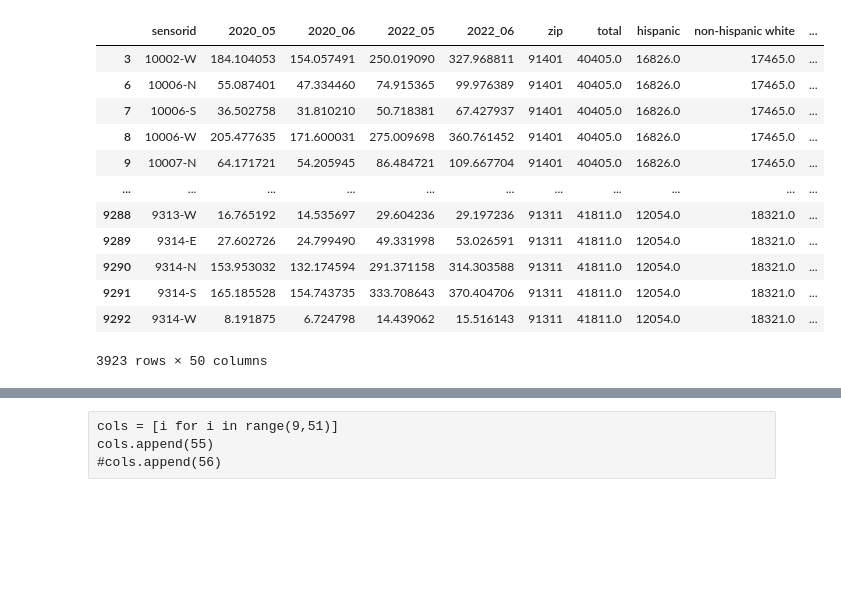
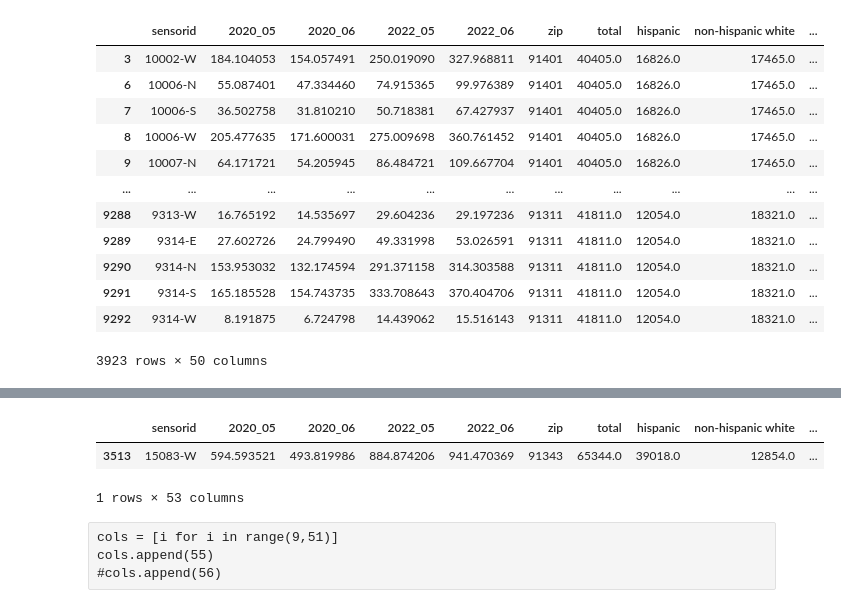
Before and after one commit to suyanpengzhang/Traffic-Analysis, a Jupyter notebook: Regression Sensors.ipynb, the cells around one changed output, grey strips where cells are left out. Cells and saved outputs as stored; diff of their text form; code cells hidden in the pictures; blank space fills up the shorter version.

```diff
--- a/Regression Sensors.ipynb
+++ b/Regression Sensors.ipynb
@@ -47,3 +55,9 @@ flow['average_percentage_change']=average_percentage_change
+# %%
+flow[flow['2020_05']>500]
+# %% [output]
+|  | sensorid | 2020_05 | 2020_06 | 2022_05 | 2022_06 | zip | total | hispanic | non-hispanic white | ... |
+| 3513 | 15083-W | 594.593521 | 493.819986 | 884.874206 | 941.470369 | 91343 | 65344.0 | 39018.0 | 12854.0 | ... |
+1 rows × 53 columns
 # %%
 modified_flow = flow.drop('sensorid', axis=1)
 
```
Also changed, not shown: parts of 11 cells of this notebook.
